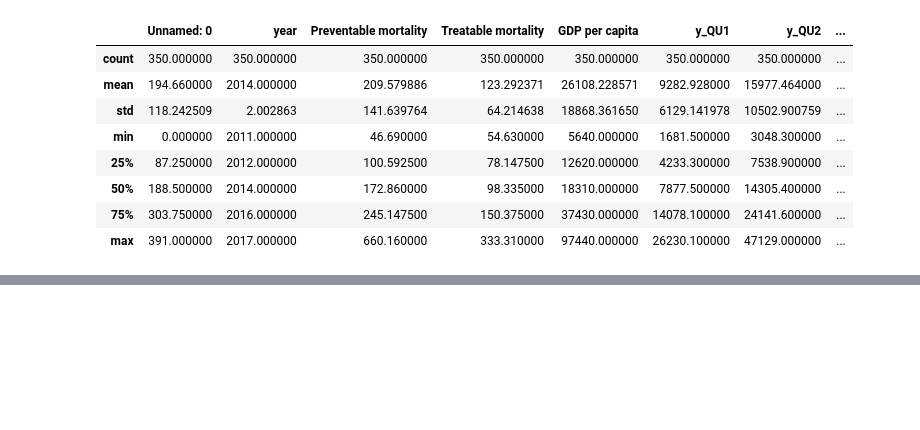
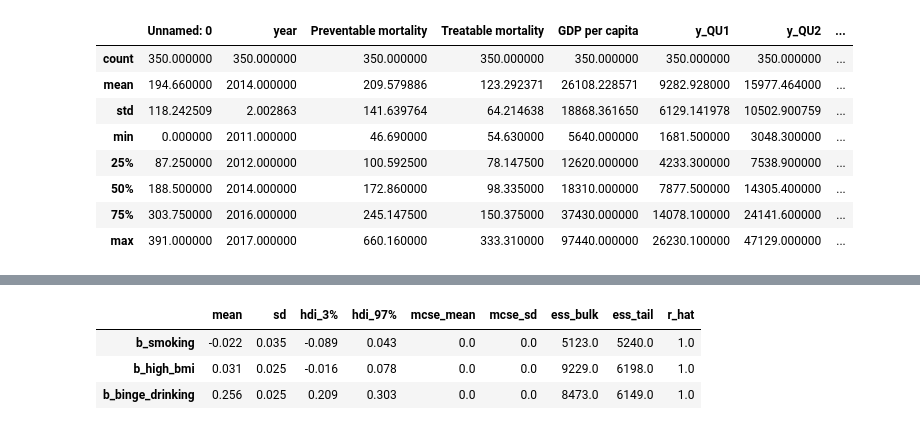
Before and after one commit to cejkiebo/msc_datascience, a Jupyter notebook: Week7.ipynb, the cells around one changed output, grey strips where cells are left out. Cells and saved outputs as stored; diff of their text form; code cells hidden in the pictures; blank space fills up the shorter version.

```diff
--- a/Week7.ipynb
+++ b/Week7.ipynb
@@ -222,0 +252,16 @@ with pm.Model() as normal:
+# %%
+variables_health = [
+    'b_smoking',
+    'b_high_bmi',
+    'b_binge_drinking'
+]
+
+az.summary(
+    data_posterior_normal.posterior,
+    var_names = variables_health
+)
+# %% [output]
+|  | mean | sd | hdi_3% | hdi_97% | mcse_mean | mcse_sd | ess_bulk | ess_tail | r_hat |
+| b_smoking | -0.022 | 0.035 | -0.089 | 0.043 | 0.0 | 0.0 | 5123.0 | 5240.0 | 1.0 |
+| b_high_bmi | 0.031 | 0.025 | -0.016 | 0.078 | 0.0 | 0.0 | 9229.0 | 6198.0 | 1.0 |
+| b_binge_drinking | 0.256 | 0.025 | 0.209 | 0.303 | 0.0 | 0.0 | 8473.0 | 6149.0 | 1.0 |
```
Also changed, not shown: parts of 24 cells of this notebook.
